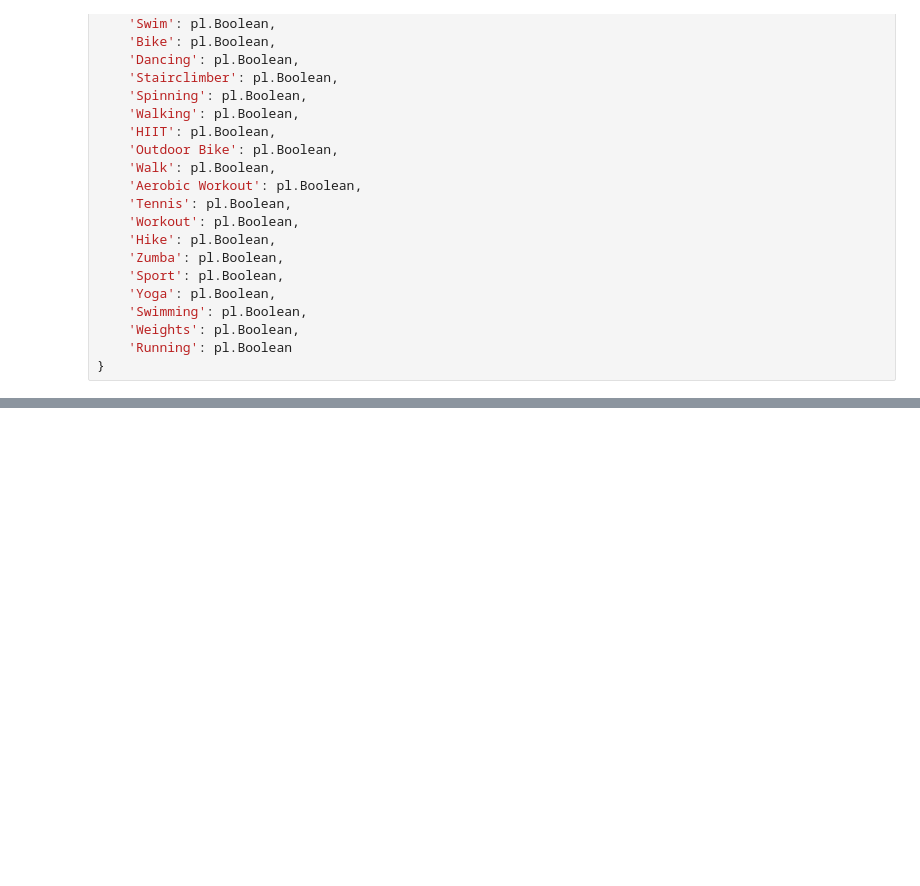
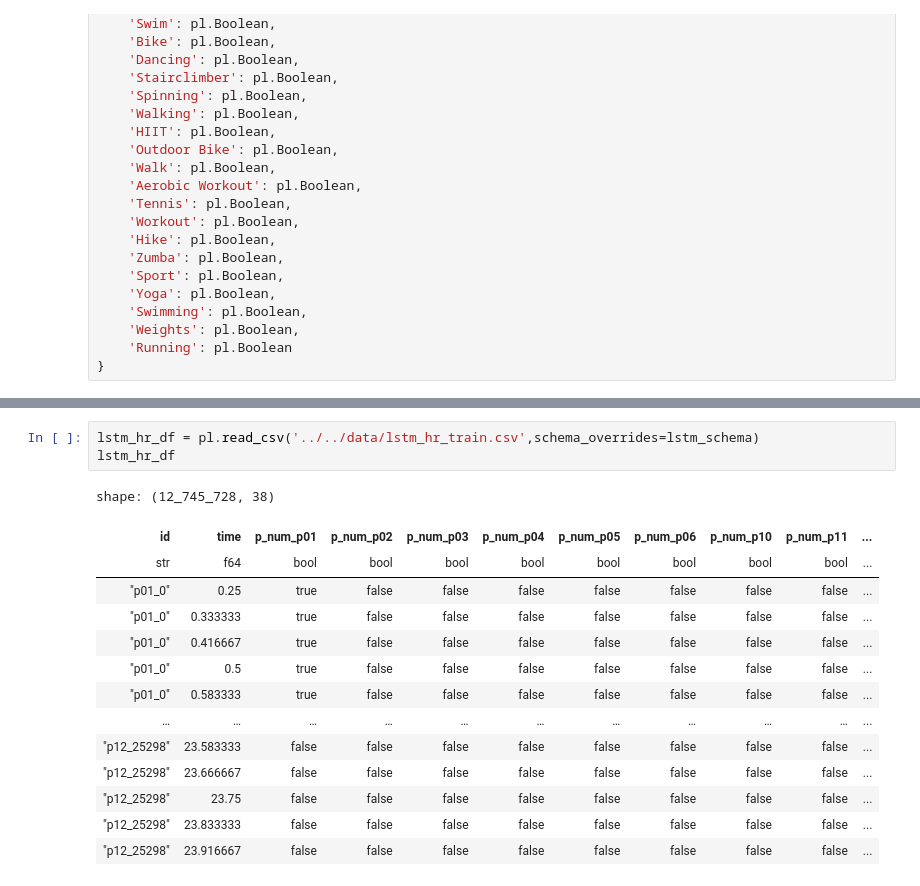
Before and after one commit to jamiemilsom/bloodGlucosePrediciton, a Jupyter notebook: src/notebooks/EDA.ipynb, the cells around one changed output, grey strips where cells are left out. Cells and saved outputs as stored; diff of their text form; blank space fills up the shorter version.

```diff
--- a/src/notebooks/EDA.ipynb
+++ b/src/notebooks/EDA.ipynb
@@ -533,0 +629,18 @@ shape: (7_200, 38)
+# %%
+lstm_hr_df = pl.read_csv('../../data/lstm_hr_train.csv',schema_overrides=lstm_schema)
+lstm_hr_df
+# %% [output]
+shape: (12_745_728, 38)
+| id | time | p_num_p01 | p_num_p02 | p_num_p03 | p_num_p04 | p_num_p05 | p_num_p06 | p_num_p10 | p_num_p11 | ... |
+| str | f64 | bool | bool | bool | bool | bool | bool | bool | bool | ... |
+| "p01_0" | 0.25 | true | false | false | false | false | false | false | false | ... |
+| "p01_0" | 0.333333 | true | false | false | false | false | false | false | false | ... |
+| "p01_0" | 0.416667 | true | false | false | false | false | false | false | false | ... |
+| "p01_0" | 0.5 | true | false | false | false | false | false | false | false | ... |
+| "p01_0" | 0.583333 | true | false | false | false | false | false | false | false | ... |
+| … | … | … | … | … | … | … | … | … | … | ... |
+| "p12_25298" | 23.583333 | false | false | false | false | false | false | false | false | ... |
+| "p12_25298" | 23.666667 | false | false | false | false | false | false | false | false | ... |
+| "p12_25298" | 23.75 | false | false | false | false | false | false | false | false | ... |
+| "p12_25298" | 23.833333 | false | false | false | false | false | false | false | false | ... |
+| "p12_25298" | 23.916667 | false | false | false | false | false | false | false | false | ... |
```
Also changed, not shown: parts of 15 cells of this notebook, 1 other file.
